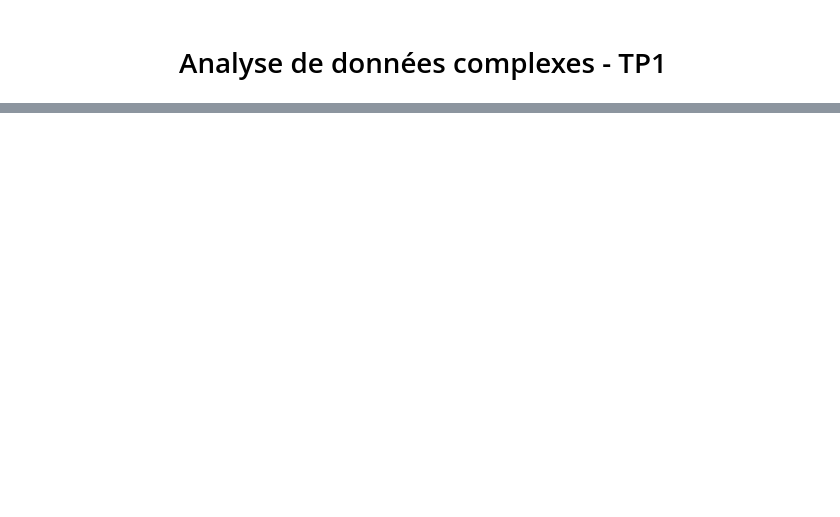
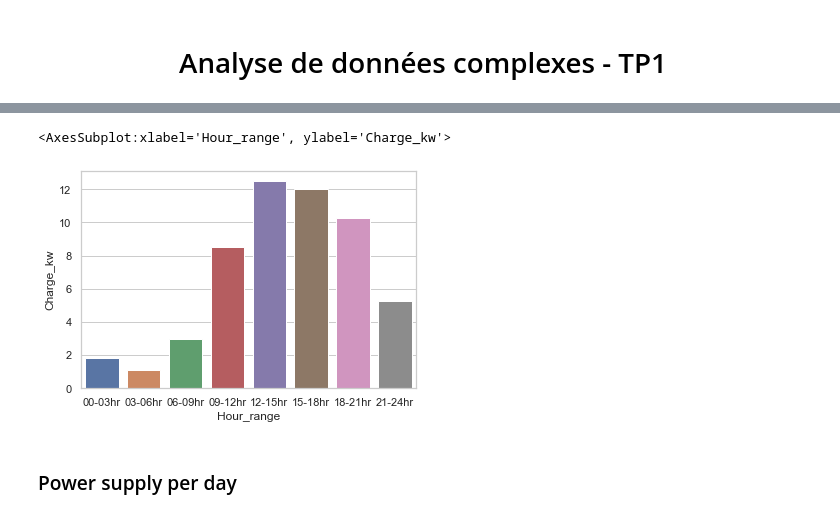
Before and after one commit to Techneb/Barbie, a Jupyter notebook: TP1 - Benchetrit-Laborde - Analyse de données complexes.ipynb, the cells around one changed output, grey strips where cells are left out. Cells and saved outputs as stored; diff of their text form; code cells hidden in the pictures; blank space fills up the shorter version.

```diff
--- a/TP1 - Benchetrit-Laborde - Analyse de données complexes.ipynb
+++ b/TP1 - Benchetrit-Laborde - Analyse de données complexes.ipynb
@@ -6,0 +69,5 @@ import pandas as pd
+# %%
+#add usefull columns
+conso['Hour'] = conso.Horodate.dt.hour
+conso['Weekday'] = conso.Horodate.dt.day_name()
+conso.head()
@@ -6,0 +81,5 @@ import pandas as pd
+# %%
+conso_per_hour = conso.groupby('Hour').mean()
+conso_per_hour.drop(['Id_IRVE'], axis=1, inplace=True)
+conso_per_hour.reset_index(inplace=True)
+conso_per_hour.head()
@@ -6,0 +93,10 @@ import pandas as pd
+# %%
+bins = np.linspace(0, 24, 9)
+binranges = ['00-03hr', '03-06hr', '06-09hr',
+            '09-12hr', '12-15hr', '15-18hr',
+            '18-21hr', '21-24hr']
+digitized = np.digitize(conso_per_hour.Hour, bins)
+conso_per_hour['Hour_range'] = digitized
+for (i, binrange) in enumerate(binranges):
+    conso_per_hour.Hour_range.replace({i+1: binrange}, inplace=True)
+conso_per_hour
@@ -6,0 +121,8 @@ import pandas as pd
+# %%
+sns.set_theme(style="whitegrid")
+sns.barplot(data=conso_per_hour, x='Hour_range', y='Charge_kw', ci=None)
+# %% [output]
+<AxesSubplot:xlabel='Hour_range', ylabel='Charge_kw'>
+[figure, added]
+# %% [markdown]
+### Power supply per day
```
Also changed, not shown: parts of 18 cells of this notebook.
